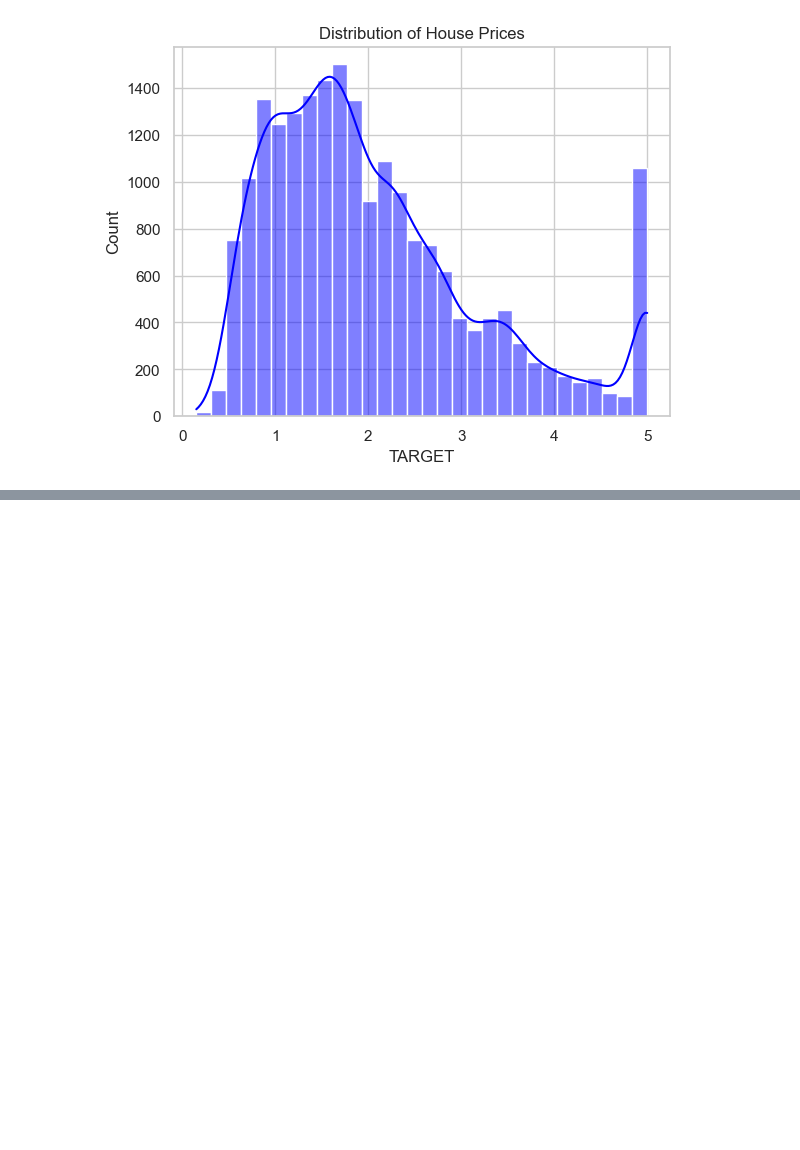
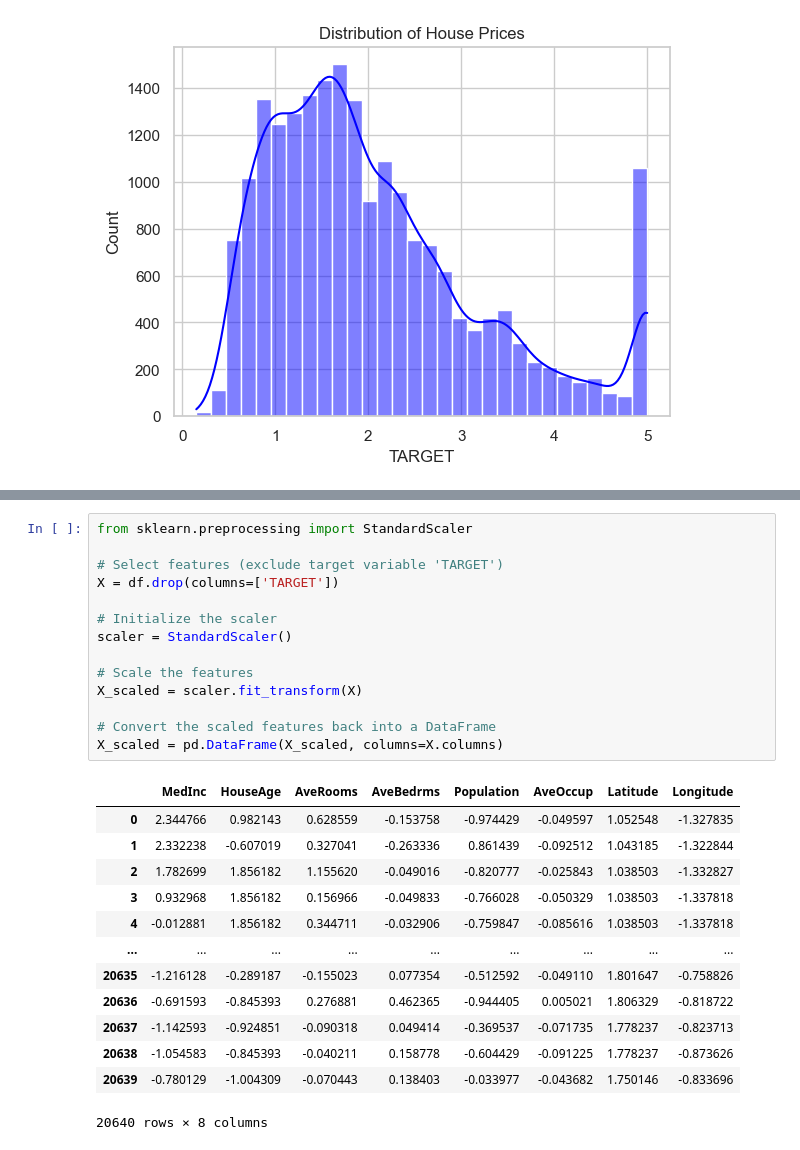
Before and after one commit to jorgecela/house-price-prediction, a Jupyter notebook: notebooks/eda.ipynb, the cells around one changed output, grey strips where cells are left out. Drawn from its saved outputs; the diff is of its cells as text; blank space fills up the shorter version.

```diff
--- a/notebooks/eda.ipynb
+++ b/notebooks/eda.ipynb
@@ -72,0 +87,28 @@ plt.show()
+# %%
+from sklearn.preprocessing import StandardScaler
+
+# Select features (exclude target variable 'TARGET')
+X = df.drop(columns=['TARGET'])
+
+# Initialize the scaler
+scaler = StandardScaler()
+
+# Scale the features
+X_scaled = scaler.fit_transform(X)
+
+# Convert the scaled features back into a DataFrame
+X_scaled = pd.DataFrame(X_scaled, columns=X.columns)
+# %% [output]
+|  | MedInc | HouseAge | AveRooms | AveBedrms | Population | AveOccup | Latitude | Longitude |
+| 0 | 2.344766 | 0.982143 | 0.628559 | -0.153758 | -0.974429 | -0.049597 | 1.052548 | -1.327835 |
+| 1 | 2.332238 | -0.607019 | 0.327041 | -0.263336 | 0.861439 | -0.092512 | 1.043185 | -1.322844 |
+| 2 | 1.782699 | 1.856182 | 1.155620 | -0.049016 | -0.820777 | -0.025843 | 1.038503 | -1.332827 |
+| 3 | 0.932968 | 1.856182 | 0.156966 | -0.049833 | -0.766028 | -0.050329 | 1.038503 | -1.337818 |
+| 4 | -0.012881 | 1.856182 | 0.344711 | -0.032906 | -0.759847 | -0.085616 | 1.038503 | -1.337818 |
+| ... | ... | ... | ... | ... | ... | ... | ... | ... |
+| 20635 | -1.216128 | -0.289187 | -0.155023 | 0.077354 | -0.512592 | -0.049110 | 1.801647 | -0.758826 |
+| 20636 | -0.691593 | -0.845393 | 0.276881 | 0.462365 | -0.944405 | 0.005021 | 1.806329 | -0.818722 |
+| 20637 | -1.142593 | -0.924851 | -0.090318 | 0.049414 | -0.369537 | -0.071735 | 1.778237 | -0.823713 |
+| 20638 | -1.054583 | -0.845393 | -0.040211 | 0.158778 | -0.604429 | -0.091225 | 1.778237 | -0.873626 |
+| 20639 | -0.780129 | -1.004309 | -0.070443 | 0.138403 | -0.033977 | -0.043682 | 1.750146 | -0.833696 |
+20640 rows × 8 columns
```
Also changed, not shown: parts of 4 cells of this notebook.
